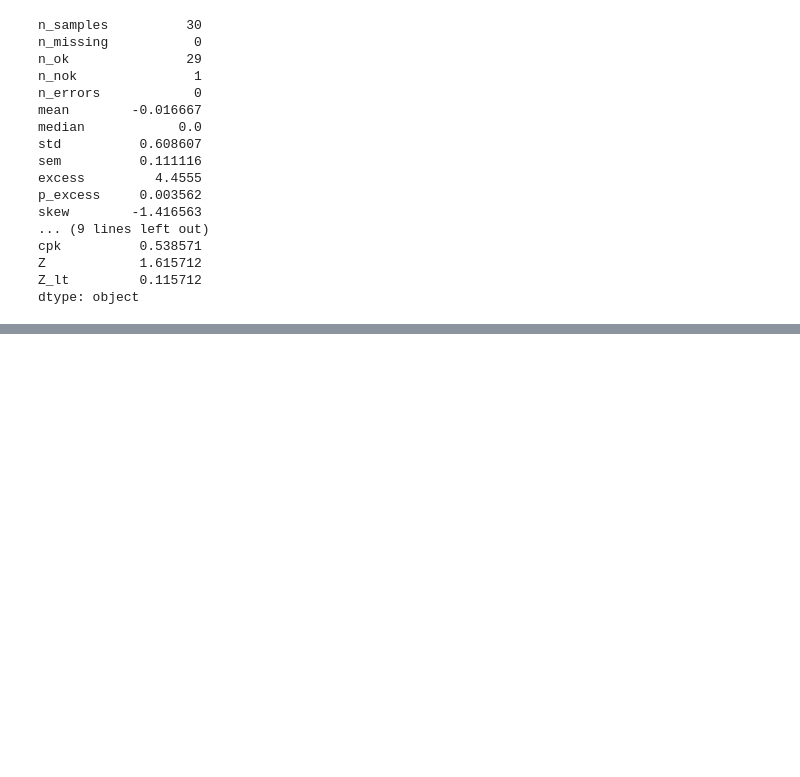
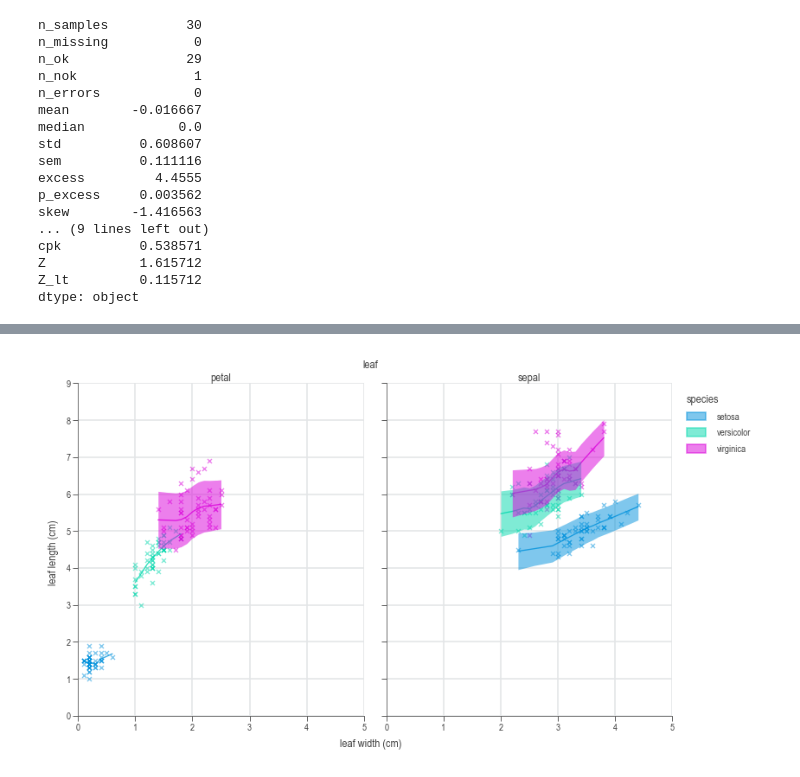
Before and after one commit to j4ggr/DaSPi, a Jupyter notebook: notebooks/doc-content_process-analysis.ipynb, the cells around one changed output, grey strips where cells are left out. Saved outputs shown, nothing was run; the diff lists cells and outputs as text; code cells hidden in the pictures; blank space fills up the shorter version.

```diff
--- a/notebooks/doc-content_process-analysis.ipynb
+++ b/notebooks/doc-content_process-analysis.ipynb
@@ -220,21 +220,23 @@ chart = dsp.JointChart(
 # %%
 import daspi as dsp
 df = dsp.load_dataset('iris')
 
 chart = dsp.MultipleVariateChart(
         source=df,
         target='length',
         feature='width',
         hue='species',
         col='leaf',
         markers=('x',)
     ).plot(
-        dsp.GaussianKDEContour
+        dsp.Scatter
     ).plot(
-        dsp.Scatter
+        dsp.LowessLine, show_ci=True
     ).label(
         feature_label='leaf width (cm)',
         target_label='leaf length (cm)',
     )
 
 # chart.save('docs/img/iris_contour_size-leaf-species.png', dpi=DPI)
+# %% [output]
+[figure, added]
```
Also changed, not shown: parts of 1 cell of this notebook, 16 other files.
